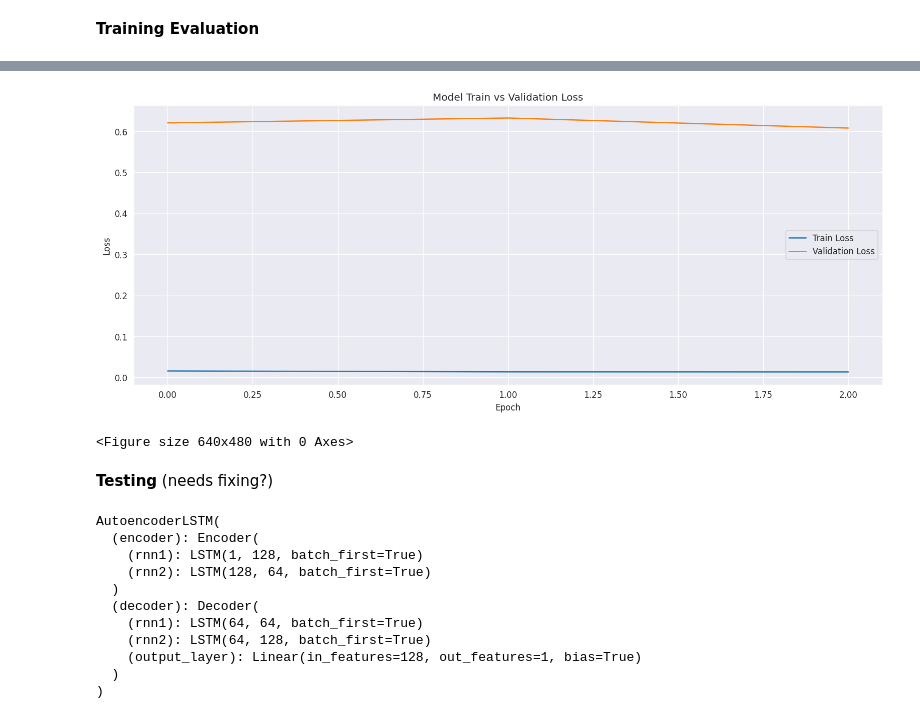
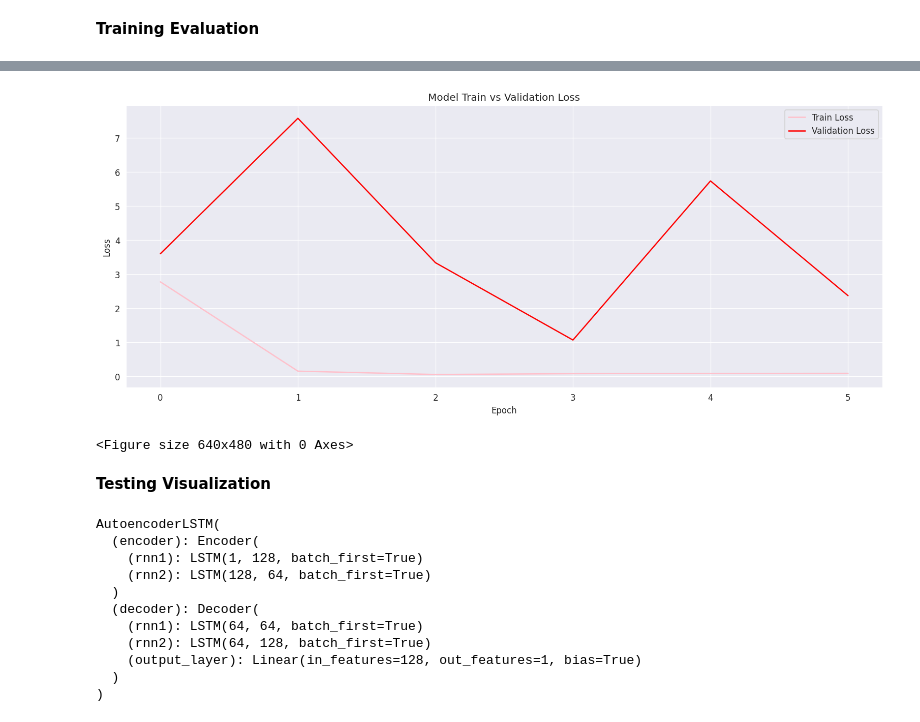
Before and after one commit to grlefl/LSTM-Autoencoder-Anomaly-Detection, a Jupyter notebook: main.ipynb, the cells around one changed output, grey strips where cells are left out. Saved outputs shown, nothing was run; the diff lists cells and outputs as text; code cells hidden in the pictures.

```diff
--- a/main.ipynb
+++ b/main.ipynb
@@ -92,14 +81,15 @@ Test Mean: 3.757597524858125 Test Standard Deviation: 0.40463254744634136
 # %% [markdown]
 **Prepare Datasets** (needs fixing?)
 # %%
+# create a dataset of sequences based on number of TIME_STEPS
 def create_dataset(df, TIME_STEPS=1):
-    X, y = [], []
+    X = []
 
     for i in range(len(df) - TIME_STEPS):
         feature = df.iloc[i:i+TIME_STEPS].values.astype(np.float32)
         X.append(feature)
 
-    return torch.tensor(np.array(X))
+    return np.array(X)
 # %%
 TIME_STEPS = 30 # capacity of sliding window
 
@@ -234,32 +215,34 @@ def validate_epoch(device, model, criterion, valid_loader):
 # %%
-def train_model(device, model, optimizer, criterion, train_loader, valid_loader, num_epochs=100, patience=5, output_dir="./results"):
+def train_model(device, model, optimizer, criterion, train_loader, valid_loader, num_epochs=100, patience=2, output_dir="./results"):
     train_loss_history = []
     val_loss_history = []
-    best_val_loss = np.inf
+    best_val_loss = np.inf  # best validation loss initialized to infinity
     patience_counter = 0
 
     for epoch in range(num_epochs):
-        train_loss = train_epoch(device, model, optimizer, criterion, train_loader)
-        val_loss = validate_epoch(device, model, criterion, valid_loader)
+        train_loss = train_epoch(device, model, optimizer, criterion, train_loader)     # training
+        val_loss = validate_epoch(device, model, criterion, valid_loader)               # validation
 
+        # append average losses
         train_loss_history.append(train_loss)
         val_loss_history.append(val_loss)
 
-        print(f'Epoch {epoch+1}/{num_epochs}, Train Loss: {train_loss:.4f}, Val Loss: {val_loss:.4f}')
+        print(f'Epoch {epoch+1}/{num_epochs}, Train Loss: {train_loss:.4f}, Val Loss: {val_loss:.4f}')  # print losses
 
-        # Check if validation loss has improved
+        # check if validation loss has improved
         if val_loss < best_val_loss:
             best_val_loss = val_loss
             patience_counter = 0
-            torch.save(model.state_dict(), f"{output_dir}/best_model.pth")
+            torch.save(model.state_dict(), f"{output_dir}/best_model.pth")  # save model if validation loss improved
             print(f'Model saved at epoch {epoch+1}')  # debugging
         else:
             patience_counter += 1
+            # check if patience limit has been reached for early stopping
             if patience_counter >= patience:
                 print(f'Early stopping at epoch {epoch+1}')
                 break
 
-    return train_loss_history, val_loss_history
+    return train_loss_history, val_loss_history   # return training and validation loss history
 # %% [markdown]
 **Training Evaluation**
 # %%
@@ -270,11 +253,11 @@ device = torch.device('cuda') if torch.cuda.is_available() else torch.device('cp
 model_name = "model1"
 model = AutoencoderLSTM(seq_len=TIME_STEPS, n_features=1)
 model = model.to(device)
-optimizer = optim.Adam(model.parameters(), lr=0.05)     # keep this the same for now
-criterion = nn.MSELoss().to(device)                     # keep this the same for now
+optimizer = optim.Adam(model.parameters(), lr=0.001)     # keep this the same for now
+criterion = nn.MSELoss(reduction='sum').to(device)       # keep this the same for now
 
 # save train and validation losses in directory
 output_dir = f"./results/{model_name}"
 os.makedirs(output_dir, exist_ok=True)
-train_loss_history, valid_loss_history = train_model(device, model, optimizer, criterion, train_loader, valid_loader, output_dir=output_dir, num_epochs=3)
+train_loss_history, valid_loss_history = train_model(device, model, optimizer, criterion, train_loader, valid_loader, output_dir=output_dir, num_epochs=20)
 # %% [output]
@@ -286,17 +274,14 @@ Model saved at epoch 3
 # %%
+# plot train vs validation loss
 plt.figure(figsize=(16, 6), dpi=120)
-plt.plot(train_loss_history, label='Train Loss')
-plt.plot(valid_loss_history, label='Validation Loss')
-plt.title('Model Train vs Validation Loss')
-plt.xlabel('Epoch')
-plt.ylabel('Loss')
-plt.legend()
-plt.show()
+plt.plot(train_loss_history, label='Train Loss', color='pink'); plt.plot(valid_loss_history, label='Validation Loss', color='red')
+plt.title('Model Train vs Validation Loss'); plt.xlabel('Epoch'); plt.ylabel('Loss')
+plt.legend(); plt.show()
 
-plt.savefig(os.path.join(output_dir, 'loss_plot.png'))
+plt.savefig(os.path.join(output_dir, 'loss_plot.png')) # this saving functionality does not work
 # %% [output]
-[figure, old version]
+[figure, new version]
 <Figure size 640x480 with 0 Axes>
 # %% [markdown]
-**Testing** (needs fixing?)
+**Testing Visualization**
 # %%
```
Also changed, not shown: parts of 24 cells of this notebook.
